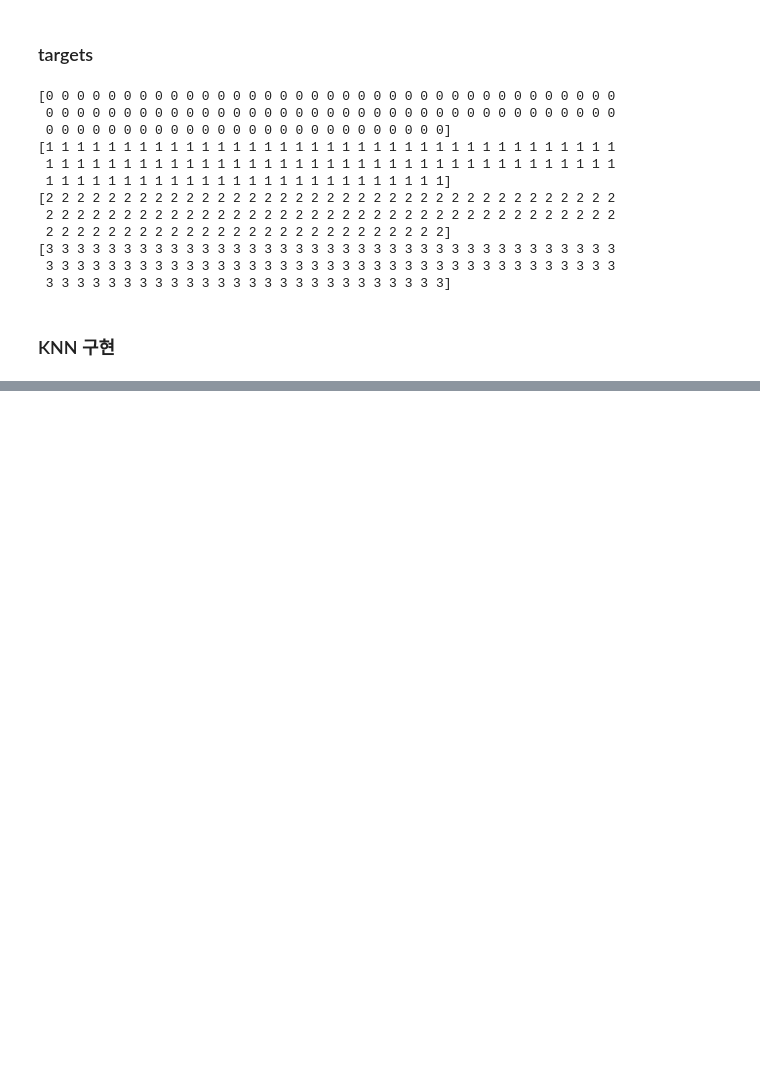
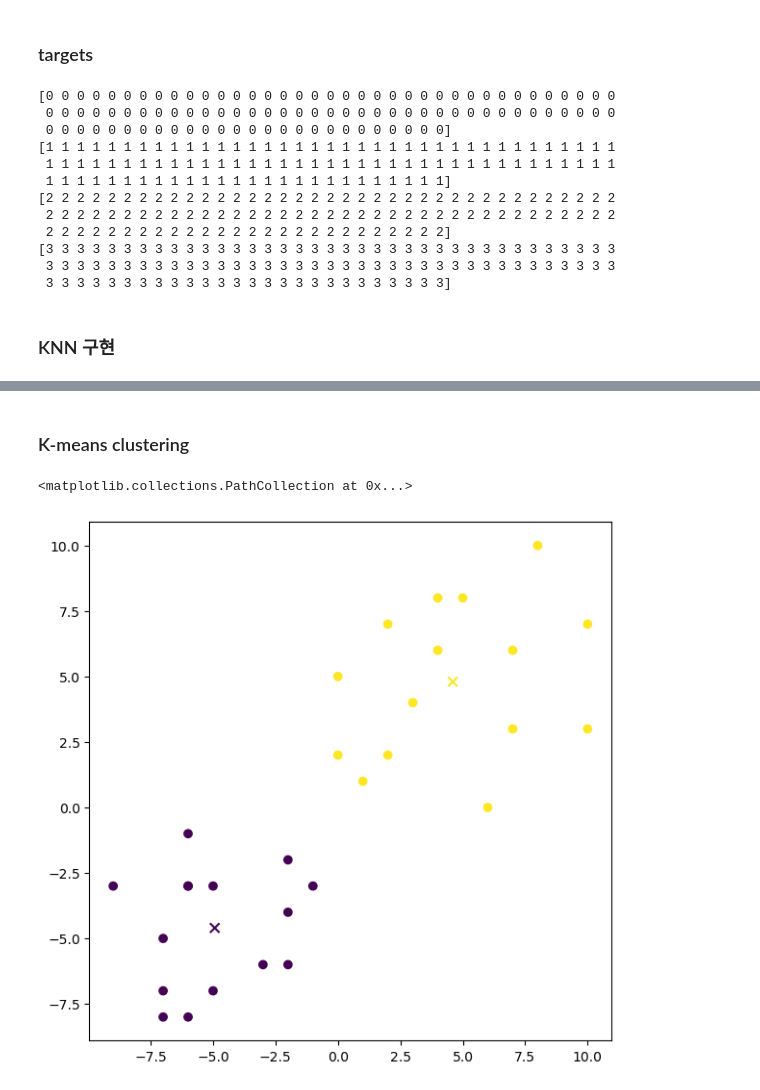
Before and after one commit to zave7/machine-learning, a Jupyter notebook: KNN/knn.ipynb, the cells around one changed output, grey strips where cells are left out. Saved outputs shown, nothing was run; the diff lists cells and outputs as text; code cells hidden in the pictures; blank space fills up the shorter version.

Commit message:
ML Algorithm - K-means clustering

```diff
--- a/KNN/knn.ipynb
+++ b/KNN/knn.ipynb
@@ -101,9 +101,9 @@ for (idx_cent, cent) in enumerate(centroids):
 import matplotlib.pyplot as plt
 import numpy as np
 
-for i in range(4):
+for idx_data in range(4):
     print(
-        np.full(shape=(100,), fill_value=i)
+        np.full(shape=(100,), fill_value=idx_data)
     )
 # %% [output]
 [0 0 0 0 0 0 0 0 0 0 0 0 0 0 0 0 0 0 0 0 0 0 0 0 0 0 0 0 0 0 0 0 0 0 0 0 0
@@ -194,0 +195,46 @@ for (x, y) in test_set:
+# %% [markdown]
+### K-means clustering
+# %%
+import matplotlib.pyplot as plt
+import numpy as np
+import operator
+
+# 1. 임의의 데이터 셋 생성
+data_set = np.vstack([np.random.randint(low=-10, high=0, size=30).reshape(-1, 2),
+            np.random.randint(low=0, high=11, size=30).reshape(-1, 2)])
+len_data_set = len(data_set)
+
+# 2. 기준이 되는 임의의 두 데이터 생성
+centroids = np.linspace(start=-10, stop=10, num=4).reshape(-1, 2)
+class_count = len(centroids)
+
+# 3. 데이터를 순회하며 더 가까운 데이터를 찾아 클래스 분류
+classes = [ [idx, centroid] for idx, centroid in enumerate(centroids) ]
+classifications = np.full(shape=(len(data_set),), fill_value=-1, dtype=int)
+
+while True:
+    temp_classifications = np.full(shape=(len(data_set),), fill_value=-1, dtype=int)
+    centroid_eucliean_distances = np.zeros((len_data_set, class_count)) # 각 클래스 기준 데이터들과의 유클리디언 거리 배열
+    for (idx_data, data) in enumerate(data_set):
+        diffs = abs(centroids - data) # 클래스 기준 데이터와의 값 - 절댓값
+        centroid_eucliean_distances[idx_data] = np.sum(diffs, axis=1) ** 0.5 # 유클리디언 거리 계산
+    for idx_data in range(len_data_set):
+        (min_clazz, _) = min(enumerate(centroid_eucliean_distances[idx_data]), key=operator.itemgetter(1))
+        temp_classifications[idx_data] = min_clazz
+    if np.all(classifications == temp_classifications): # 5. 과정을 반복하며 더이상의 분류가 일어나지 않을 때 종료
+        break
+    classifications = temp_classifications
+
+    # 4. 클래스 별 데이터 클러스터의 중심을 구해 클래스 데이터 갱신
+    classify_data_idx_set = [ [] for _ in range(class_count) ]
+    for (idx, clazz) in enumerate(iterable=classifications):
+        classify_data_idx_set[clazz].append(idx)
+    means = [ np.mean(data_set[idx_set], axis=0) for idx_set in classify_data_idx_set ]
+    centroids = np.stack(means)
+
+fig, ax = plt.subplots(figsize=(7, 7))
+ax.scatter(x=data_set[:, 0], y=data_set[:, 1], c=classifications)
+ax.scatter(x=centroids[:, 0], y=centroids[:, 1], s=50, marker="x", c=range(class_count))
+# %% [output]
+<matplotlib.collections.PathCollection at 0x...>
+[figure, added]
```
Also changed, not shown: parts of 1 cell of this notebook.
